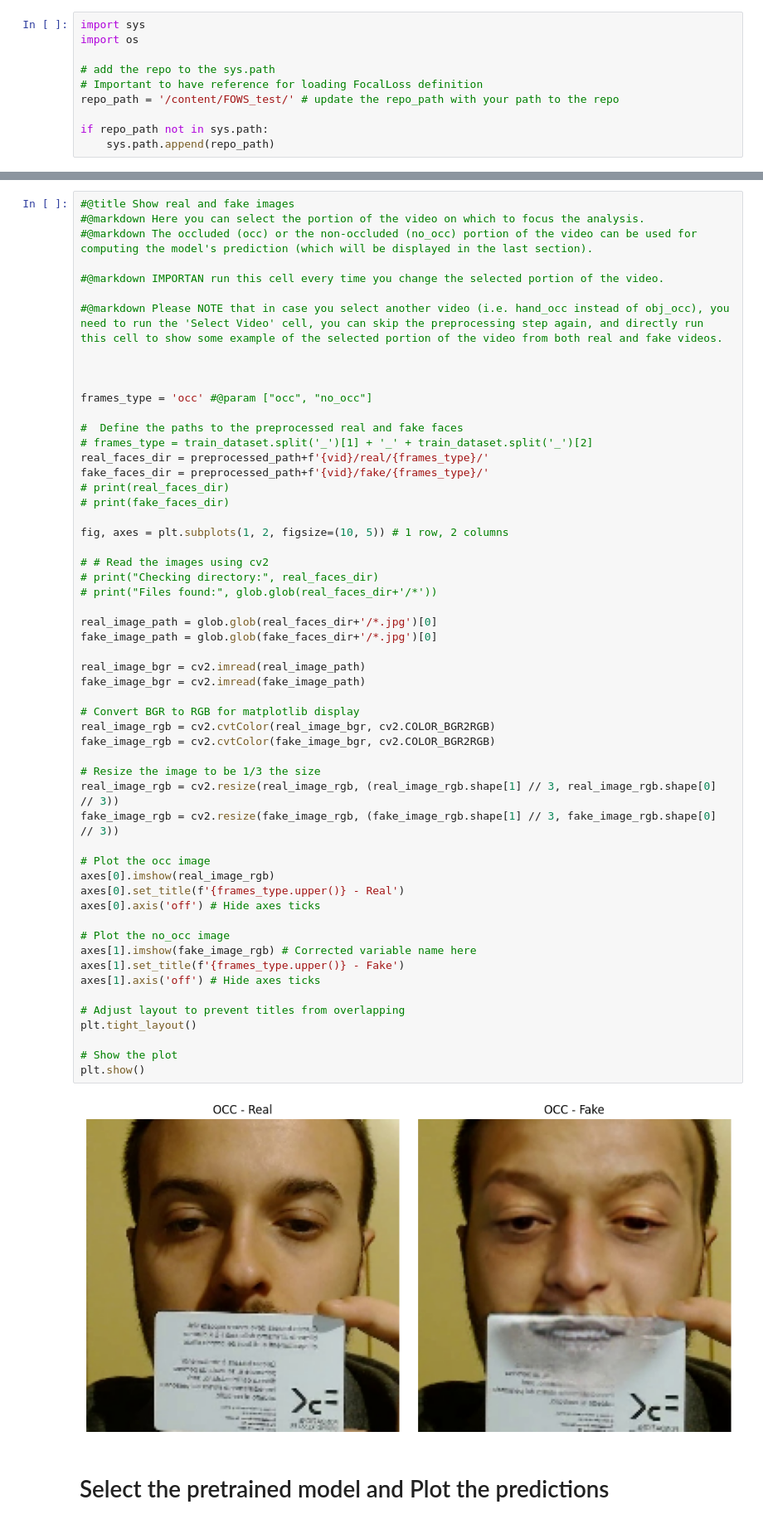
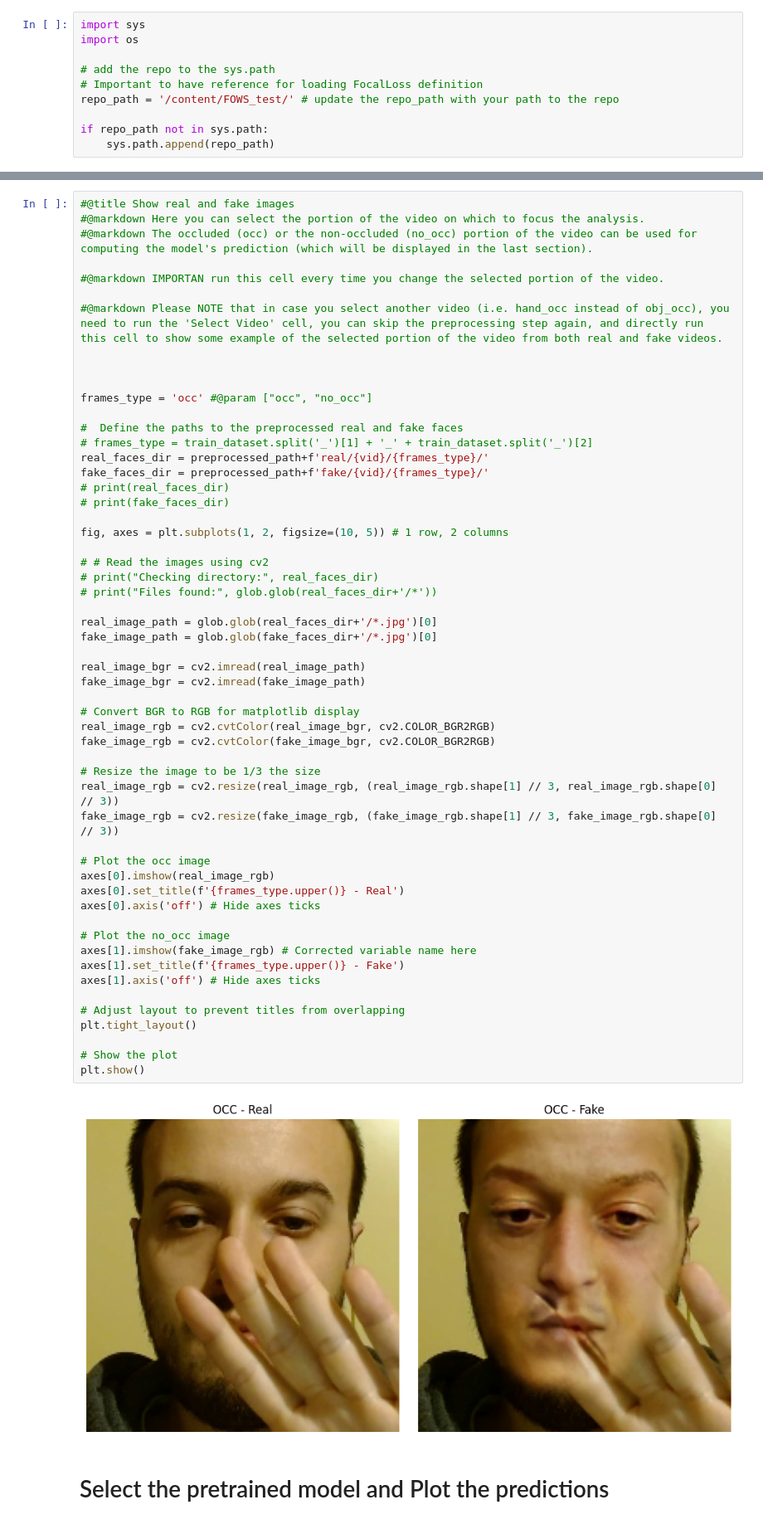
Before and after one commit to RickyZi/FOWS_test, a Jupyter notebook: notebook_demo/test_FOWSdemo.ipynb, the cells around one changed output, grey strips where cells are left out. Shown at 83% size. Drawn from its saved outputs; the diff is of its cells as text.

```diff
--- a/notebook_demo/test_FOWSdemo.ipynb
+++ b/notebook_demo/test_FOWSdemo.ipynb
@@ -406,8 +394,8 @@ frames_type = 'occ' #@param ["occ", "no_occ"]
 
 #  Define the paths to the preprocessed real and fake faces
 # frames_type = train_dataset.split('_')[1] + '_' + train_dataset.split('_')[2]
-real_faces_dir = preprocessed_path+f'{vid}/real/{frames_type}/'
-fake_faces_dir = preprocessed_path+f'{vid}/fake/{frames_type}/'
+real_faces_dir = preprocessed_path+f'real/{vid}/{frames_type}/'
+fake_faces_dir = preprocessed_path+f'fake/{vid}/{frames_type}/'
 # print(real_faces_dir)
 # print(fake_faces_dir)
 
@@ -420,34 +408,34 @@ fig, axes = plt.subplots(1, 2, figsize=(10, 5)) # 1 row, 2 columns
 real_image_path = glob.glob(real_faces_dir+'/*.jpg')[0]
 fake_image_path = glob.glob(fake_faces_dir+'/*.jpg')[0]
 
 real_image_bgr = cv2.imread(real_image_path)
 fake_image_bgr = cv2.imread(fake_image_path)
 
 # Convert BGR to RGB for matplotlib display
 real_image_rgb = cv2.cvtColor(real_image_bgr, cv2.COLOR_BGR2RGB)
 fake_image_rgb = cv2.cvtColor(fake_image_bgr, cv2.COLOR_BGR2RGB)
 
 # Resize the image to be 1/3 the size
 real_image_rgb = cv2.resize(real_image_rgb, (real_image_rgb.shape[1] // 3, real_image_rgb.shape[0] // 3))
 fake_image_rgb = cv2.resize(fake_image_rgb, (fake_image_rgb.shape[1] // 3, fake_image_rgb.shape[0] // 3))
 
 # Plot the occ image
 axes[0].imshow(real_image_rgb)
 axes[0].set_title(f'{frames_type.upper()} - Real')
 axes[0].axis('off') # Hide axes ticks
 
 # Plot the no_occ image
 axes[1].imshow(fake_image_rgb) # Corrected variable name here
 axes[1].set_title(f'{frames_type.upper()} - Fake')
 axes[1].axis('off') # Hide axes ticks
 
 # Adjust layout to prevent titles from overlapping
 plt.tight_layout()
 
 # Show the plot
 plt.show()
 # %% [output]
-[figure, old version]
+[figure, new version]
 # %% [markdown]
 # Select the pretrained model and Plot the predictions
 # %%
```
Also changed, not shown: parts of 26 cells of this notebook.
